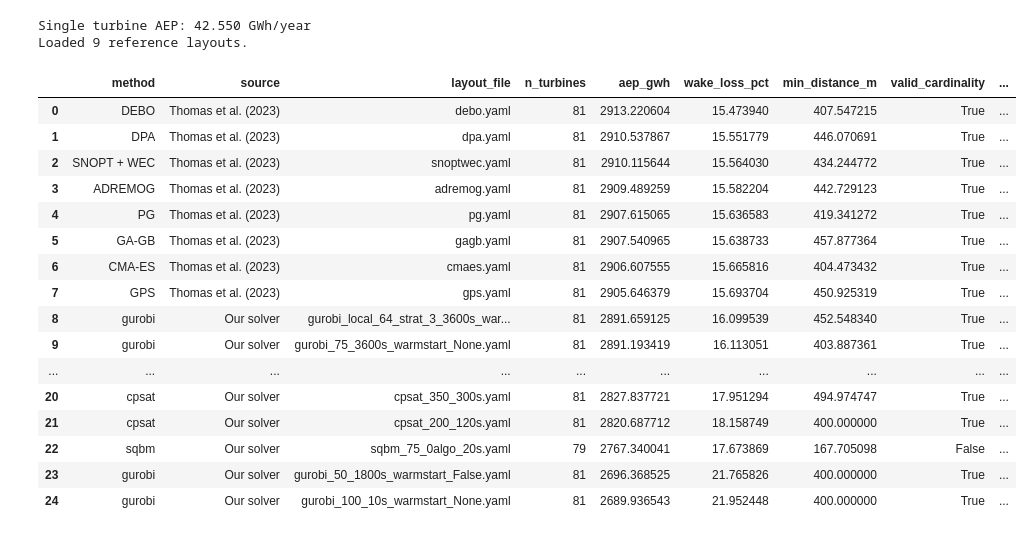
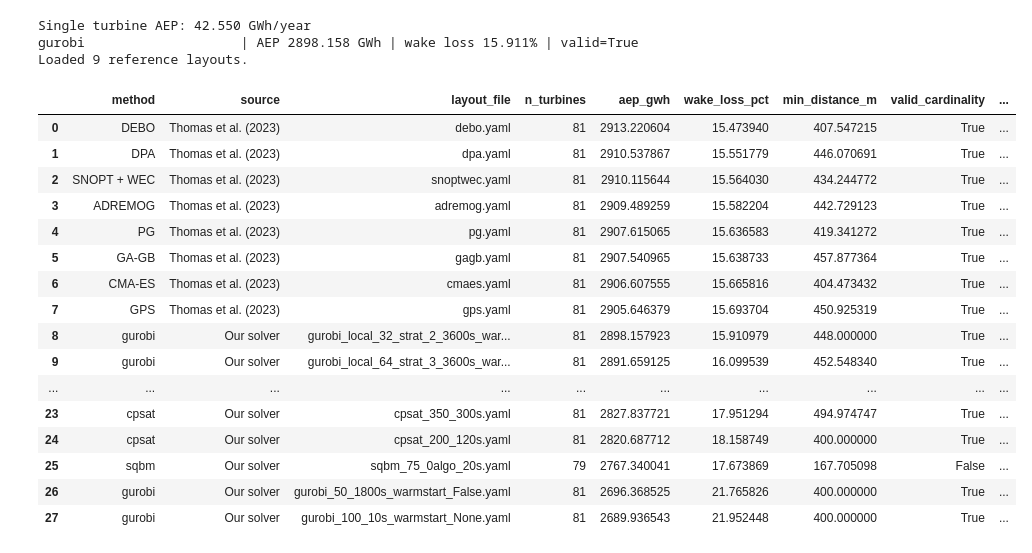
Before and after one commit to NickOLeeney/qubo-wind-farm-layout, a Jupyter notebook: notebooks/04_evaluate_solution.ipynb, the cells around one changed output. Cells and saved outputs as stored; diff of their text form; code cells hidden in the pictures.

```diff
--- a/notebooks/04_evaluate_solution.ipynb
+++ b/notebooks/04_evaluate_solution.ipynb
@@ -3,28 +3,29 @@ import sys
 sys.path.append("..")
 from src.qubo_windfarm_layout.evaluation import get_benchmark_comparison
 # %%
-df_results = get_benchmark_comparison(include_benchmark=True, filepath=None)
+df_results = get_benchmark_comparison(include_benchmark=True)
 df_results
 # %% [output]
 Single turbine AEP: 42.550 GWh/year
+gurobi                    | AEP 2898.158 GWh | wake loss 15.911% | valid=True
 Loaded 9 reference layouts.
 |  | method | source | layout_file | n_turbines | aep_gwh | wake_loss_pct | min_distance_m | valid_cardinality | ... |
 | 0 | DEBO | Thomas et al. (2023) | debo.yaml | 81 | 2913.220604 | 15.473940 | 407.547215 | True | ... |
 | 1 | DPA | Thomas et al. (2023) | dpa.yaml | 81 | 2910.537867 | 15.551779 | 446.070691 | True | ... |
 | 2 | SNOPT + WEC | Thomas et al. (2023) | snoptwec.yaml | 81 | 2910.115644 | 15.564030 | 434.244772 | True | ... |
 | 3 | ADREMOG | Thomas et al. (2023) | adremog.yaml | 81 | 2909.489259 | 15.582204 | 442.729123 | True | ... |
 | 4 | PG | Thomas et al. (2023) | pg.yaml | 81 | 2907.615065 | 15.636583 | 419.341272 | True | ... |
 | 5 | GA-GB | Thomas et al. (2023) | gagb.yaml | 81 | 2907.540965 | 15.638733 | 457.877364 | True | ... |
 | 6 | CMA-ES | Thomas et al. (2023) | cmaes.yaml | 81 | 2906.607555 | 15.665816 | 404.473432 | True | ... |
 | 7 | GPS | Thomas et al. (2023) | gps.yaml | 81 | 2905.646379 | 15.693704 | 450.925319 | True | ... |
-| 8 | gurobi | Our solver | gurobi_local_64_strat_3_3600s_war... | 81 | 2891.659125 | 16.099539 | 452.548340 | True | ... |
-| 9 | gurobi | Our solver | gurobi_75_3600s_warmstart_None.yaml | 81 | 2891.193419 | 16.113051 | 403.887361 | True | ... |
+| 8 | gurobi | Our solver | gurobi_local_32_strat_2_3600s_war... | 81 | 2898.157923 | 15.910979 | 448.000000 | True | ... |
+| 9 | gurobi | Our solver | gurobi_local_64_strat_3_3600s_war... | 81 | 2891.659125 | 16.099539 | 452.548340 | True | ... |
 | ... | ... | ... | ... | ... | ... | ... | ... | ... | ... |
-| 20 | cpsat | Our solver | cpsat_350_300s.yaml | 81 | 2827.837721 | 17.951294 | 494.974747 | True | ... |
-| 21 | cpsat | Our solver | cpsat_200_120s.yaml | 81 | 2820.687712 | 18.158749 | 400.000000 | True | ... |
-| 22 | sqbm | Our solver | sqbm_75_0algo_20s.yaml | 79 | 2767.340041 | 17.673869 | 167.705098 | False | ... |
-| 23 | gurobi | Our solver | gurobi_50_1800s_warmstart_False.yaml | 81 | 2696.368525 | 21.765826 | 400.000000 | True | ... |
-| 24 | gurobi | Our solver | gurobi_100_10s_warmstart_None.yaml | 81 | 2689.936543 | 21.952448 | 400.000000 | True | ... |
+| 23 | cpsat | Our solver | cpsat_350_300s.yaml | 81 | 2827.837721 | 17.951294 | 494.974747 | True | ... |
+| 24 | cpsat | Our solver | cpsat_200_120s.yaml | 81 | 2820.687712 | 18.158749 | 400.000000 | True | ... |
+| 25 | sqbm | Our solver | sqbm_75_0algo_20s.yaml | 79 | 2767.340041 | 17.673869 | 167.705098 | False | ... |
+| 26 | gurobi | Our solver | gurobi_50_1800s_warmstart_False.yaml | 81 | 2696.368525 | 21.765826 | 400.000000 | True | ... |
+| 27 | gurobi | Our solver | gurobi_100_10s_warmstart_None.yaml | 81 | 2689.936543 | 21.952448 | 400.000000 | True | ... |
 # %%
 df_plot =  df_results[["gurobi" in x for x in df_results["layout_file"]]]
 df_plot = df_plot.sort_values(by="wake_loss_pct", ascending=False).iloc[1:]
```
Also changed, not shown: 34 other files.
